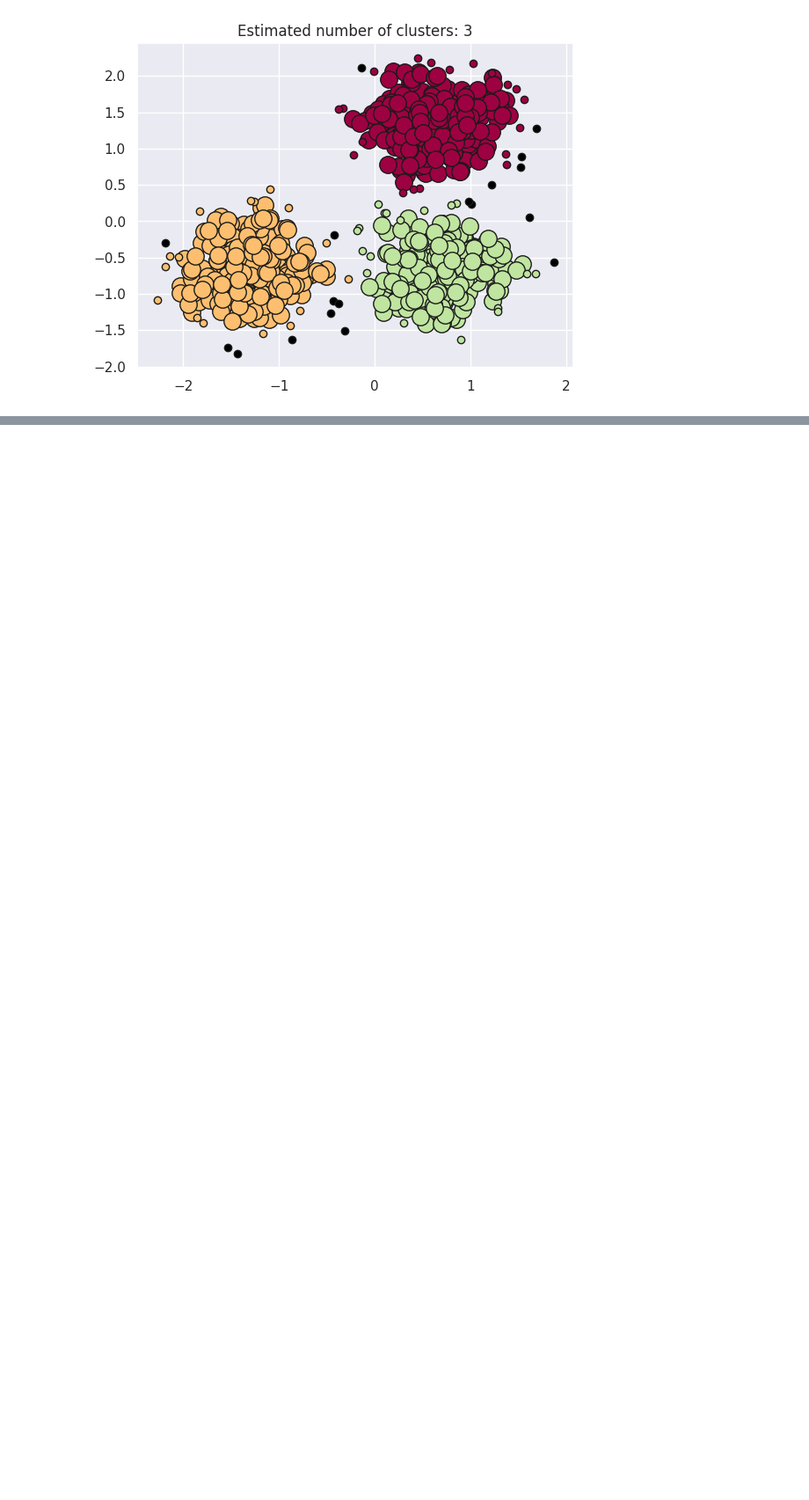
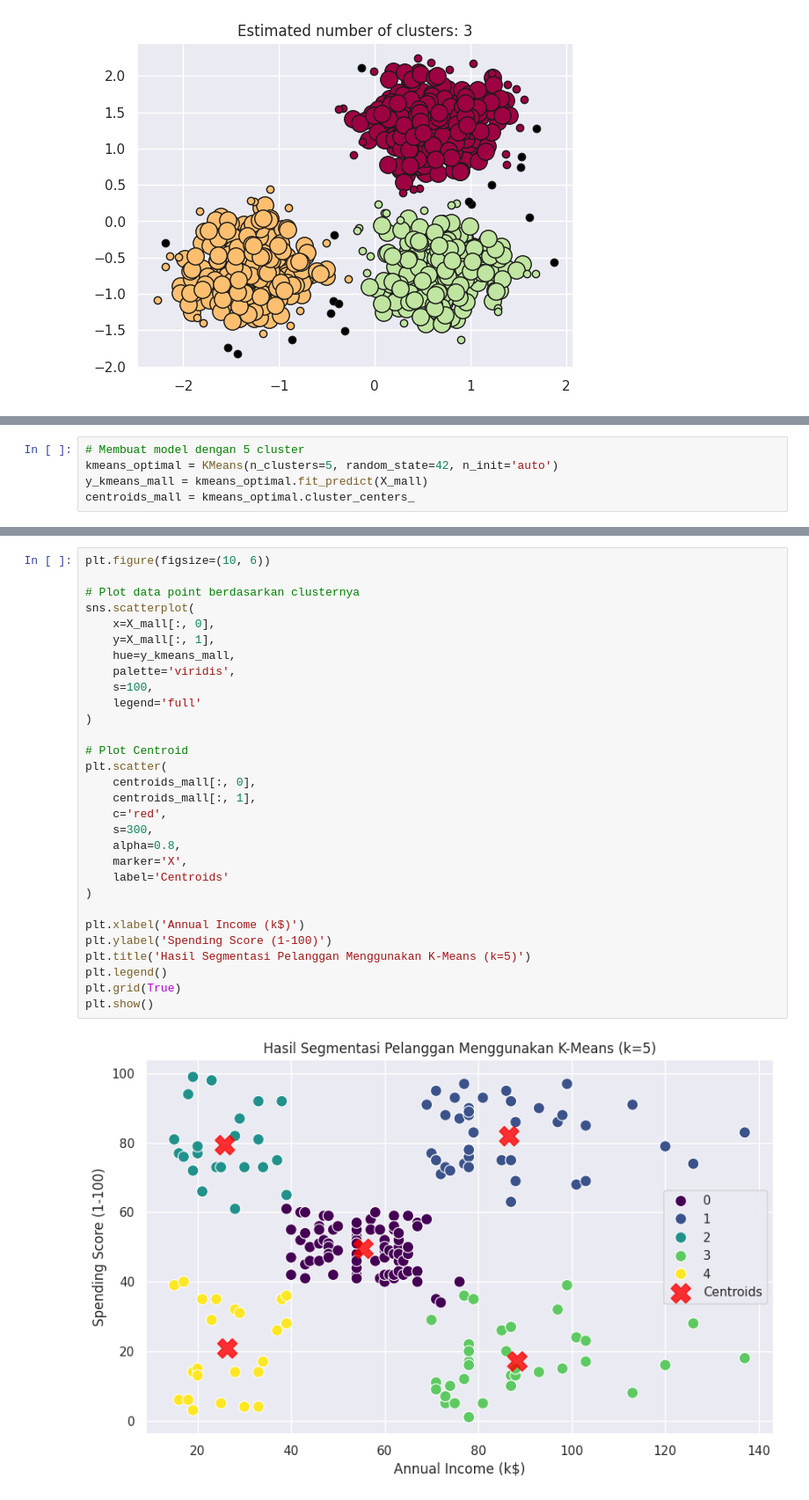
Before and after one commit to Yahya1805/machine-learning_2026, a Jupyter notebook: ML_JS04_10.ipynb, the cells around one changed output, grey strips where cells are left out. Shown at 88% size. Saved outputs shown, nothing was run; the diff lists cells and outputs as text; blank space fills up the shorter version.

```diff
--- a/ML_JS04_10.ipynb
+++ b/ML_JS04_10.ipynb
@@ -976,0 +1049,5 @@ plt.show()
+# %%
+# Membuat model dengan 5 cluster
+kmeans_optimal = KMeans(n_clusters=5, random_state=42, n_init='auto')
+y_kmeans_mall = kmeans_optimal.fit_predict(X_mall)
+centroids_mall = kmeans_optimal.cluster_centers_
@@ -976,0 +1056,32 @@ plt.show()
+# %%
+plt.figure(figsize=(10, 6))
+
+# Plot data point berdasarkan clusternya
+sns.scatterplot(
+    x=X_mall[:, 0],
+    y=X_mall[:, 1],
+    hue=y_kmeans_mall,
+    palette='viridis',
+    s=100,
+    legend='full'
+)
+
+# Plot Centroid
+plt.scatter(
+    centroids_mall[:, 0],
+    centroids_mall[:, 1],
+    c='red',
+    s=300,
+    alpha=0.8,
+    marker='X',
+    label='Centroids'
+)
+
+plt.xlabel('Annual Income (k$)')
+plt.ylabel('Spending Score (1-100)')
+plt.title('Hasil Segmentasi Pelanggan Menggunakan K-Means (k=5)')
+plt.legend()
+plt.grid(True)
+plt.show()
+# %% [output]
+[figure, added]
```
Also changed, not shown: parts of 22 cells of this notebook.
